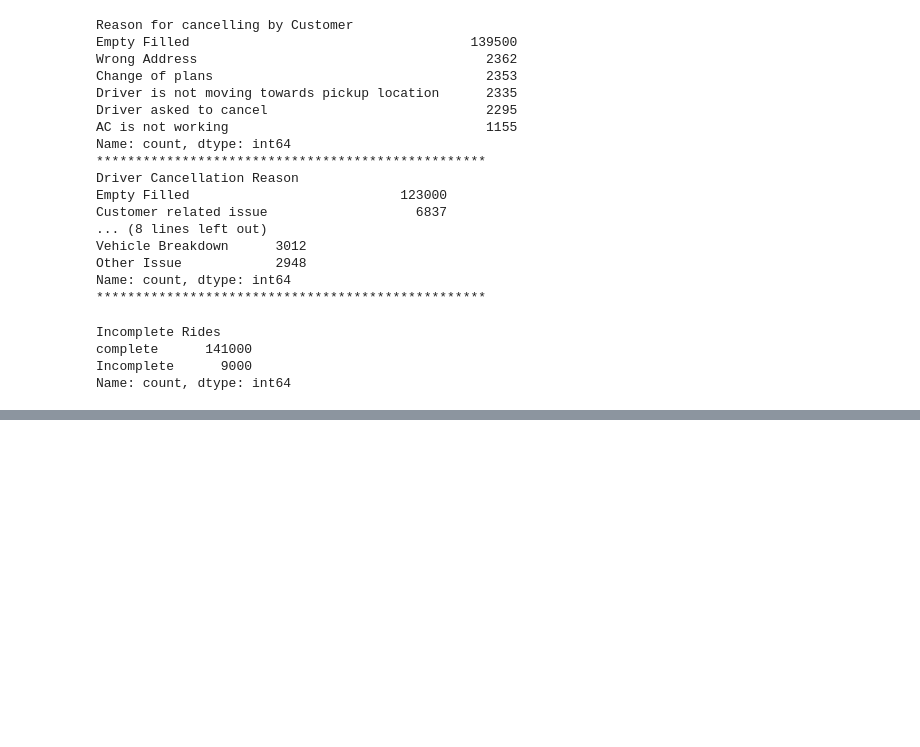
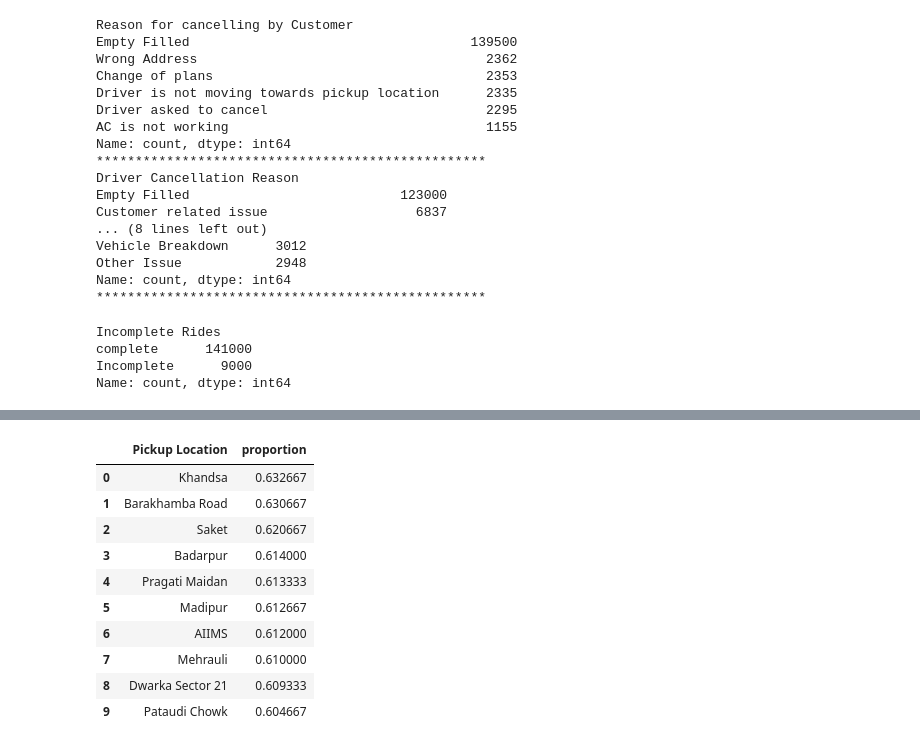
Before and after one commit to mohitDhami87/Uber_Ride_Completion_in_NCR_Bookings_CaseStudy, a Jupyter notebook: Uber_Ride_Completion_in_NCR_Bookings_CaseStudy.ipynb, the cells around one changed output, grey strips where cells are left out. Drawn from its saved outputs; the diff is of its cells as text; code cells hidden in the pictures; blank space fills up the shorter version.

```diff
--- a/Uber_Ride_Completion_in_NCR_Bookings_CaseStudy.ipynb
+++ b/Uber_Ride_Completion_in_NCR_Bookings_CaseStudy.ipynb
@@ -286,0 +298,8 @@ Name: count, dtype: int64
+# %%
+# Completed Rides
+mask_completed = df['Booking Status'] == 'Completed'
+df.loc[mask_completed, 'Booking Value'] = df.loc[mask_completed, 'Booking Value'].fillna(df['Booking Value'].median())
+df.loc[mask_completed, 'Ride Distance'] = df.loc[mask_completed, 'Ride Distance'].fillna(df['Ride Distance'].median())
+df.loc[mask_completed, 'Driver Ratings'] = df.loc[mask_completed, 'Driver Ratings'].fillna(round(df['Driver Ratings'].mean(), 1))
+df.loc[mask_completed, 'Customer Rating'] = df.loc[mask_completed, 'Customer Rating'].fillna(round(df['Customer Rating'].mean(), 1))
+df.loc[mask_completed, 'Payment Method'] = df.loc[mask_completed, 'Payment Method'].fillna(df['Payment Method'].mode()[0])
@@ -286,0 +389,16 @@ Name: count, dtype: int64
+# %%
+Pickup_Location_dist=(df['Pickup Location'].value_counts(normalize=True)*100).reset_index()
+Pickup_Location_dist_top10=Pickup_Location_dist[:10]
+Pickup_Location_dist_top10
+# %% [output]
+|  | Pickup Location | proportion |
+| 0 | Khandsa | 0.632667 |
+| 1 | Barakhamba Road | 0.630667 |
+| 2 | Saket | 0.620667 |
+| 3 | Badarpur | 0.614000 |
+| 4 | Pragati Maidan | 0.613333 |
+| 5 | Madipur | 0.612667 |
+| 6 | AIIMS | 0.612000 |
+| 7 | Mehrauli | 0.610000 |
+| 8 | Dwarka Sector 21 | 0.609333 |
+| 9 | Pataudi Chowk | 0.604667 |
```
Also changed, not shown: parts of 10 cells of this notebook.
